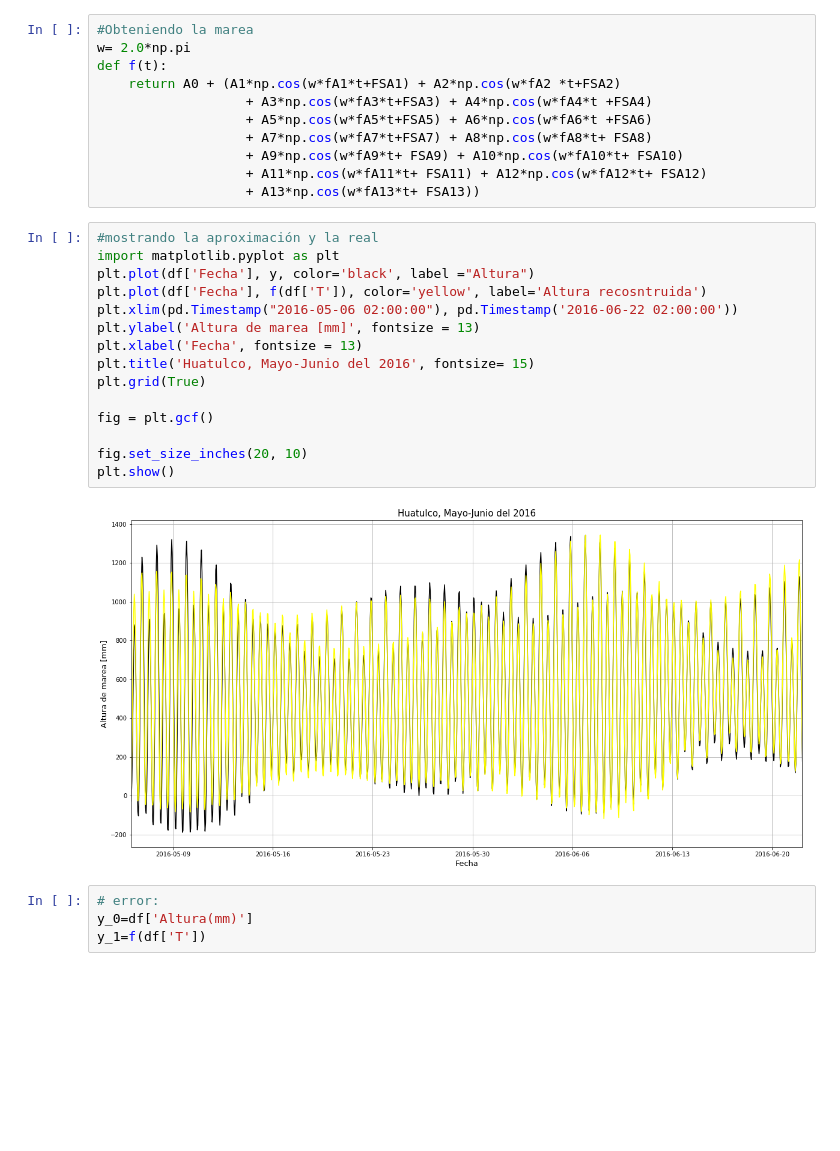
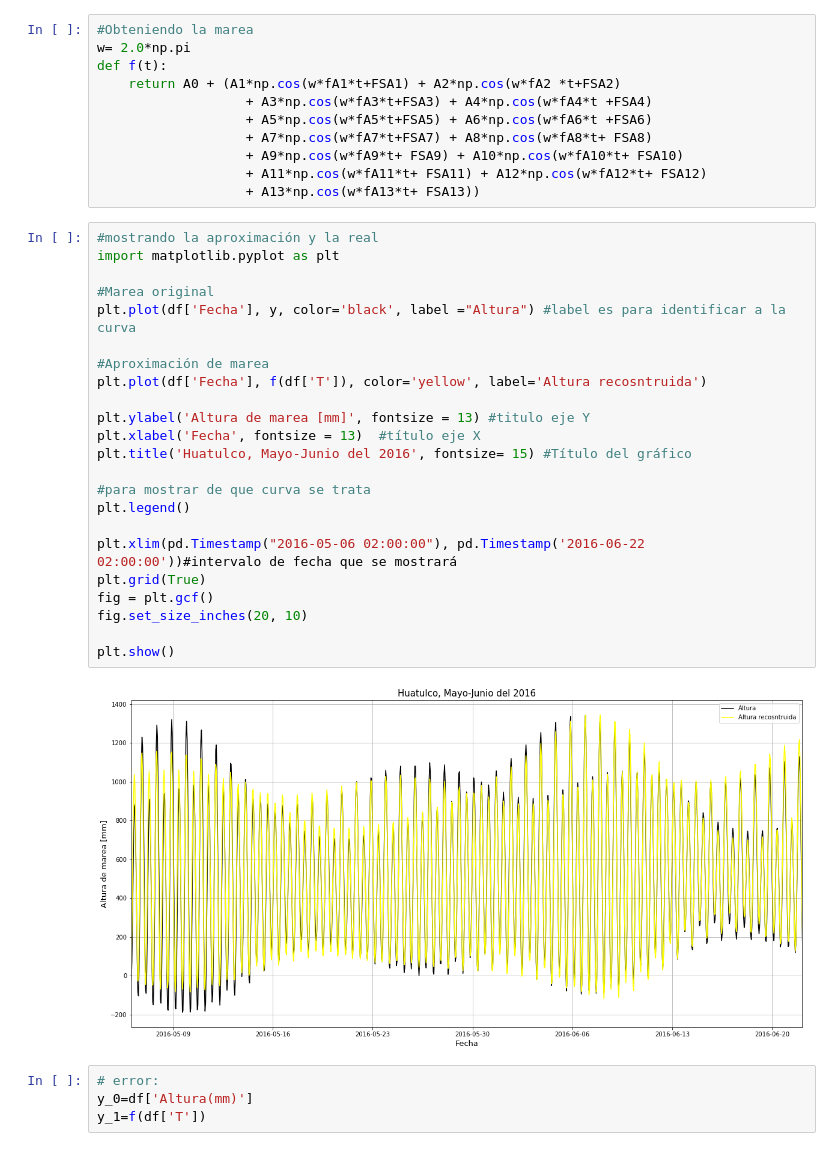
Before and after one commit to rodolfoch/Computacional1, a Jupyter notebook: Actividad7/Act7-Huatulco.ipynb, the cells around one changed output. Drawn from its saved outputs; the diff is of its cells as text; blank space fills up the shorter version.

```diff
--- a/Actividad7/Act7-Huatulco.ipynb
+++ b/Actividad7/Act7-Huatulco.ipynb
@@ -195,20 +195,28 @@ def f(t):
 # %%
 #mostrando la aproximación y la real
 import matplotlib.pyplot as plt
-plt.plot(df['Fecha'], y, color='black', label ="Altura")
+
+#Marea original
+plt.plot(df['Fecha'], y, color='black', label ="Altura") #label es para identificar a la curva
+
+#Aproximación de marea
 plt.plot(df['Fecha'], f(df['T']), color='yellow', label='Altura recosntruida')
-plt.xlim(pd.Timestamp("2016-05-06 02:00:00"), pd.Timestamp('2016-06-22 02:00:00'))
-plt.ylabel('Altura de marea [mm]', fontsize = 13)
-plt.xlabel('Fecha', fontsize = 13)
-plt.title('Huatulco, Mayo-Junio del 2016', fontsize= 15)
+
+plt.ylabel('Altura de marea [mm]', fontsize = 13) #titulo eje Y
+plt.xlabel('Fecha', fontsize = 13)  #título eje X
+plt.title('Huatulco, Mayo-Junio del 2016', fontsize= 15) #Título del gráfico
+
+#para mostrar de que curva se trata
+plt.legend()
+
+plt.xlim(pd.Timestamp("2016-05-06 02:00:00"), pd.Timestamp('2016-06-22 02:00:00'))#intervalo de fecha que se mostrará
 plt.grid(True)
+fig = plt.gcf()
+fig.set_size_inches(20, 10)
 
-fig = plt.gcf()
-
-fig.set_size_inches(20, 10)
 plt.show()
 # %% [output]
-[figure, old version]
+[figure, new version]
 # %%
 # error:
 y_0=df['Altura(mm)']
```
Also changed, not shown: parts of 2 cells of this notebook, 1 other file.
